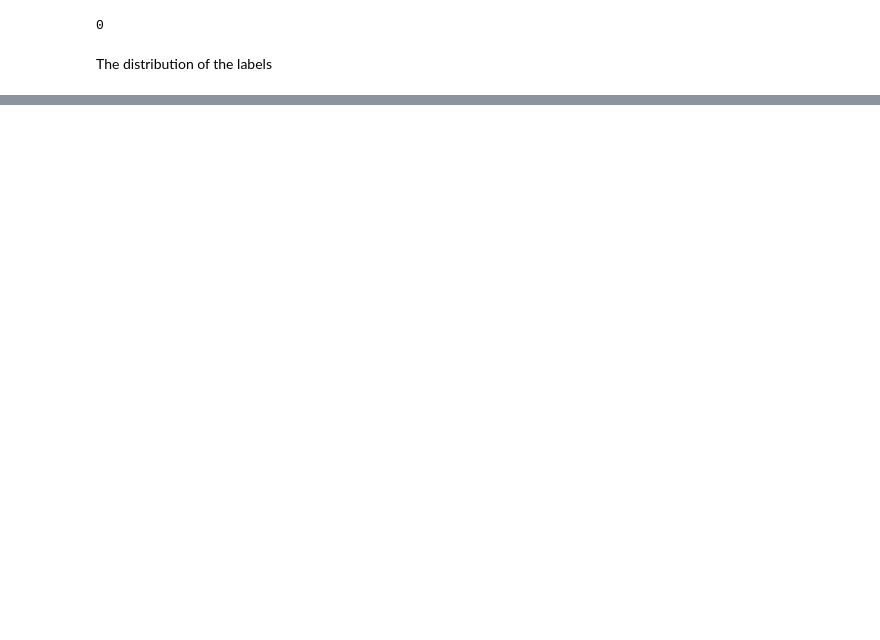
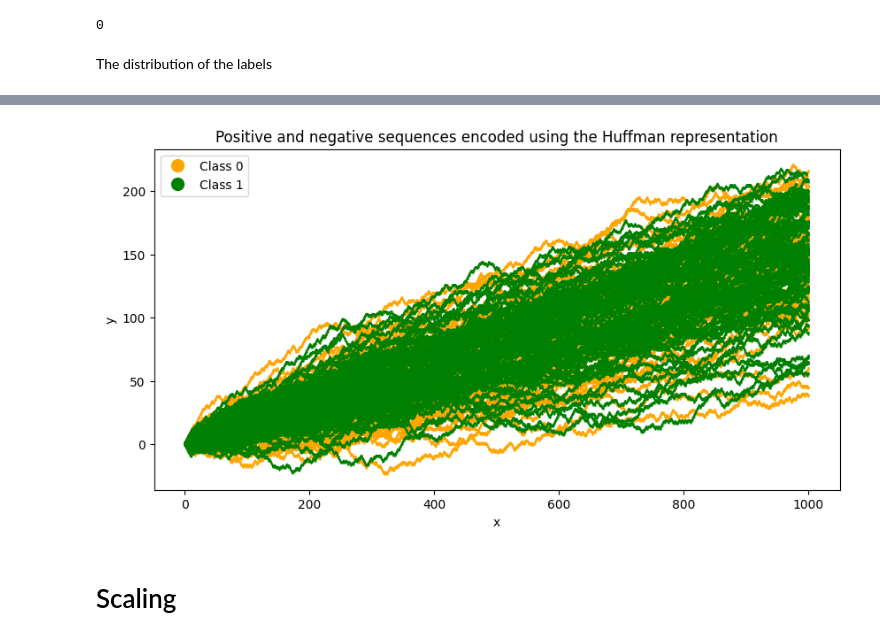
Before and after one commit to kiril-b/DNA-representations, a Jupyter notebook: code/dataset_creation.ipynb, the cells around one changed output, grey strips where cells are left out. Saved outputs shown, nothing was run; the diff lists cells and outputs as text; code cells hidden in the pictures; blank space fills up the shorter version.

```diff
--- a/code/dataset_creation.ipynb
+++ b/code/dataset_creation.ipynb
@@ -185,0 +179,9 @@ plt.show()
+# %%
+plot_sequences(
+    huffman_df_sample,
+    "Positive and negative sequences encoded using the Huffman representation",
+)
+# %% [output]
+[figure, added]
+# %% [markdown]
+# Scaling
```
Also changed, not shown: parts of 21 cells of this notebook, 8 other files.
